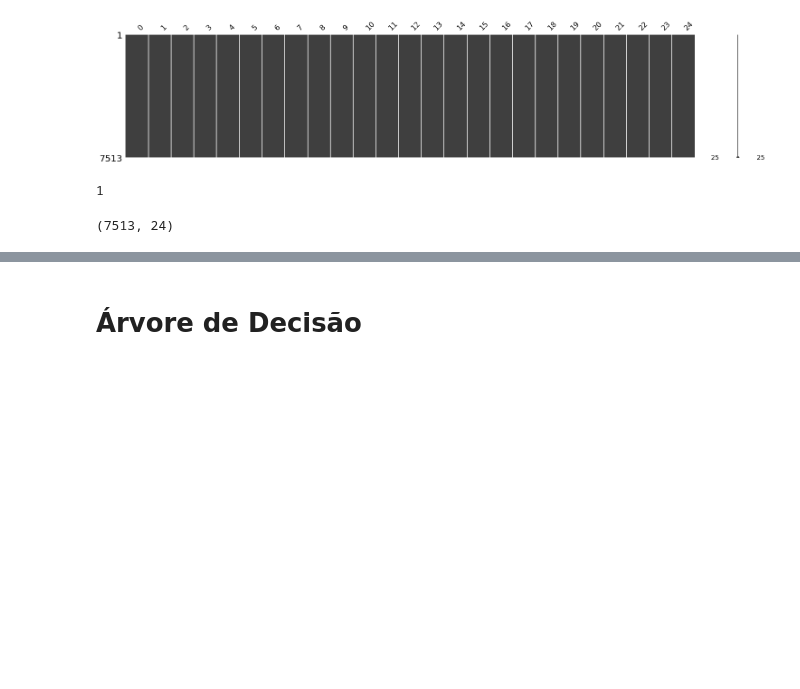
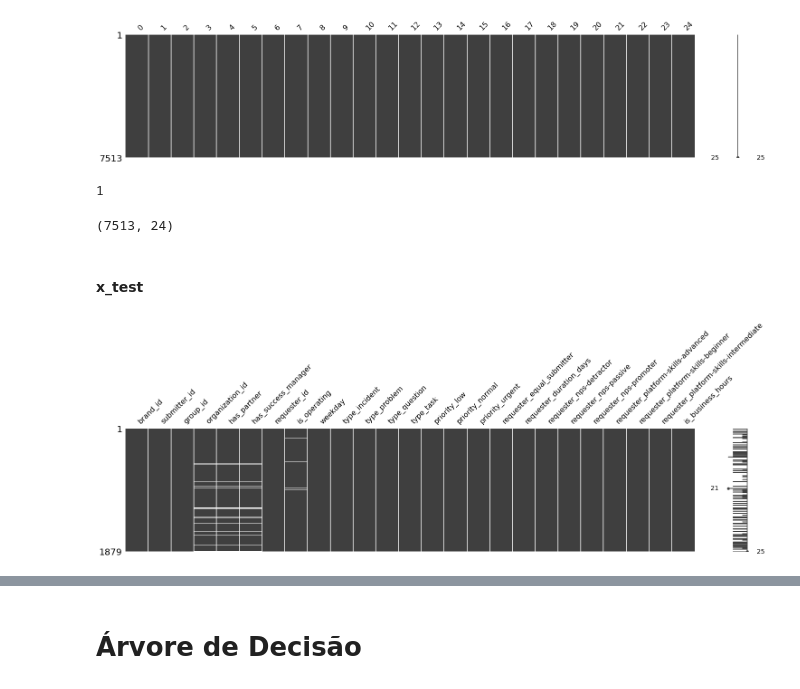
Before and after one commit to let-aranha/ttc-bi-master, a Jupyter notebook: Classificação_V4.ipynb, the cells around one changed output, grey strips where cells are left out. Drawn from its saved outputs; the diff is of its cells as text; code cells hidden in the pictures; blank space fills up the shorter version.

```diff
--- a/Classificação_V4.ipynb
+++ b/Classificação_V4.ipynb
@@ -704,3 +686,11 @@ x_train = zero_var_filter.fit_transform(x_train)
 pd.DataFrame(x_train).shape
 # %% [output]
 (7513, 24)
+# %% [markdown]
+#### x_test
+# %%
+# Visualizar missing
+
+msno.matrix(x_test, figsize=(25,5));
+# %% [output]
+[figure, added]
```
Also changed, not shown: parts of 14 cells of this notebook.
